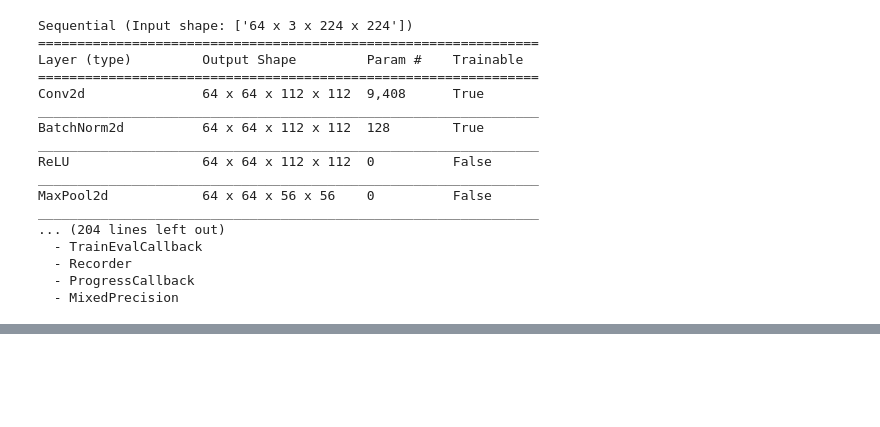
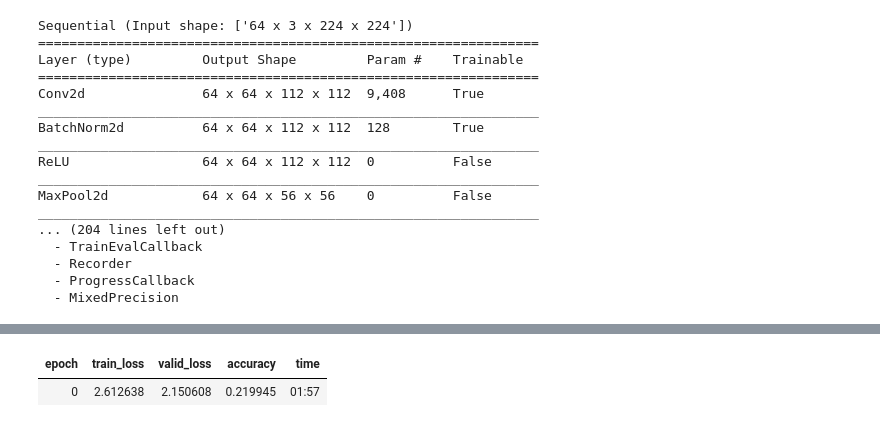
Before and after one commit to Aravinda89/multi_label_classification, a Jupyter notebook: ImageWoof_cross_validation.ipynb, the cells around one changed output, grey strips where cells are left out. Drawn from its saved outputs; the diff is of its cells as text; code cells hidden in the pictures; blank space fills up the shorter version.

```diff
--- a/ImageWoof_cross_validation.ipynb
+++ b/ImageWoof_cross_validation.ipynb
@@ -170,0 +174,5 @@ print(f"Minimum/10: {lr_min:.2e}, steepest point: {lr_steep:.2e}")
+# %%
+learn.fit_one_cycle(1, lr_max=5.75e-03)
+# %% [output]
+| epoch | train_loss | valid_loss | accuracy | time |
+| 0 | 2.612638 | 2.150608 | 0.219945 | 01:57 |
```
Also changed, not shown: parts of 10 cells of this notebook.
